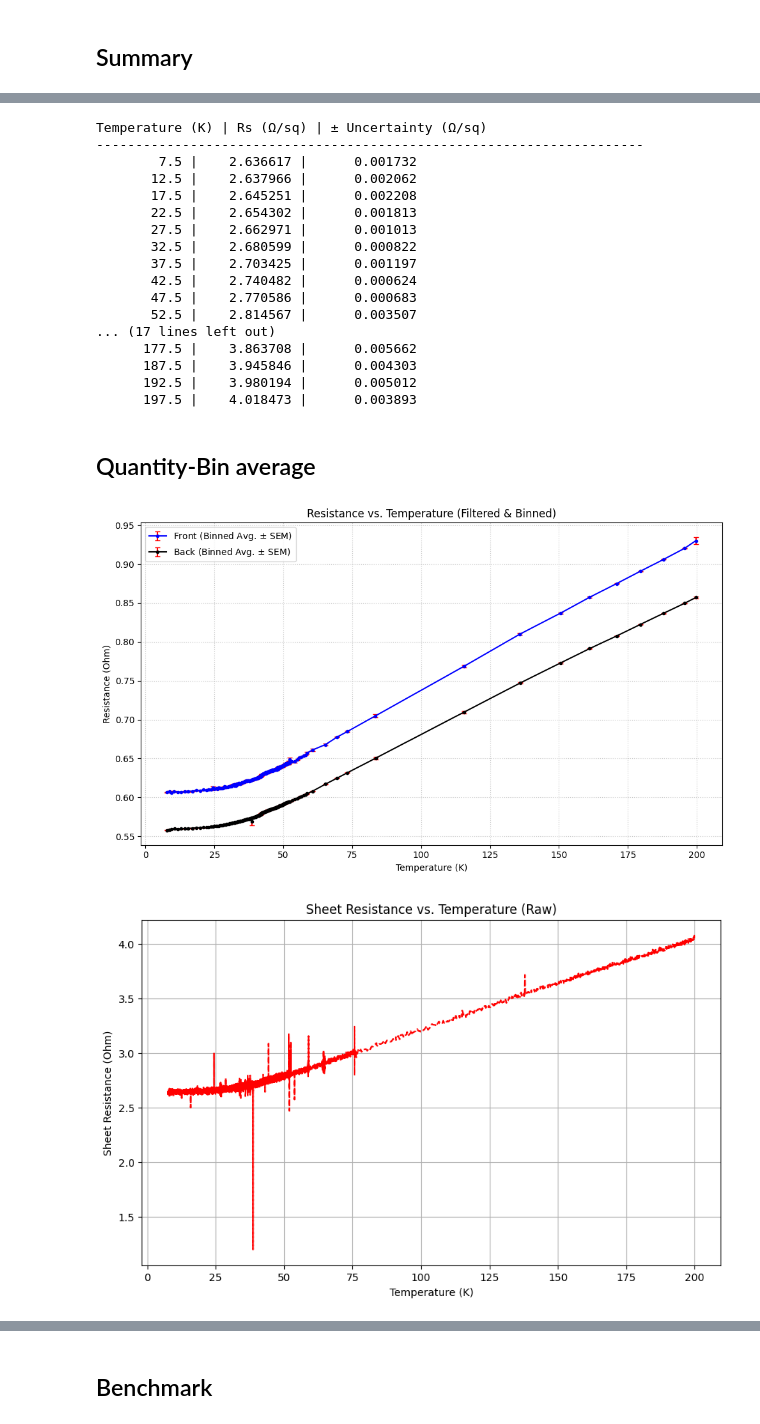
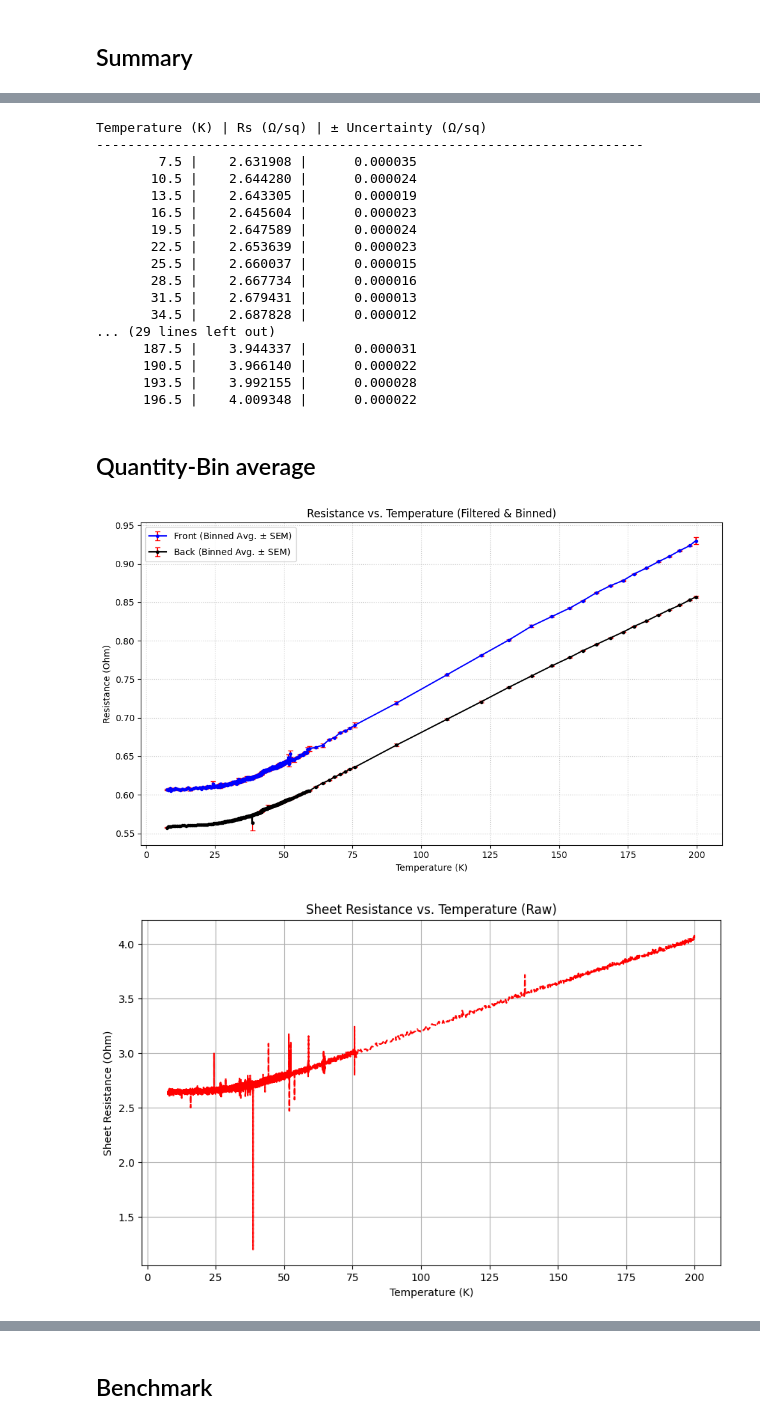
Before and after one commit to gamberoillecito/Nb-Characterization, a Jupyter notebook: R-vs-T/VdP.ipynb, the cells around one changed output, grey strips where cells are left out. Cells and saved outputs as stored; diff of their text form; code cells hidden in the pictures.

```diff
--- a/R-vs-T/VdP.ipynb
+++ b/R-vs-T/VdP.ipynb
@@ -345,25 +345,25 @@ print("Temperature (K) | Rs (Ω/sq) | ± Uncertainty (Ω/sq)")
 print("-" * 70)
 for i in range(0, Ns, 10):
     if not np.isnan(clean_Rs_mc[i]):
-        print(f"{sample_T[i]:11.1f} |    {clean_Rs_mc[i]:6.6f} | {clean_Rs_std_mc[i]:13.6f}")
+        print(f"{sample_T[i]:11.1f} |    {clean_Rs_mc[i]:6.6f} | {clean_Rs_sem_mc[i]:13.6f}")
 # %% [output]
 Temperature (K) | Rs (Ω/sq) | ± Uncertainty (Ω/sq)
 ----------------------------------------------------------------------
-        7.5 |    2.636617 |      0.001732
-       12.5 |    2.637966 |      0.002062
-       17.5 |    2.645251 |      0.002208
-       22.5 |    2.654302 |      0.001813
-       27.5 |    2.662971 |      0.001013
-       32.5 |    2.680599 |      0.000822
-       37.5 |    2.703425 |      0.001197
-       42.5 |    2.740482 |      0.000624
-       47.5 |    2.770586 |      0.000683
-       52.5 |    2.814567 |      0.003507
-... (17 lines left out)
-      177.5 |    3.863708 |      0.005662
-      187.5 |    3.945846 |      0.004303
-      192.5 |    3.980194 |      0.005012
-      197.5 |    4.018473 |      0.003893
+        7.5 |    2.631908 |      0.000035
+       10.5 |    2.644280 |      0.000024
+       13.5 |    2.643305 |      0.000019
+       16.5 |    2.645604 |      0.000023
+       19.5 |    2.647589 |      0.000024
+       22.5 |    2.653639 |      0.000023
+       25.5 |    2.660037 |      0.000015
+       28.5 |    2.667734 |      0.000016
+       31.5 |    2.679431 |      0.000013
+       34.5 |    2.687828 |      0.000012
+... (29 lines left out)
+      187.5 |    3.944337 |      0.000031
+      190.5 |    3.966140 |      0.000022
+      193.5 |    3.992155 |      0.000028
+      196.5 |    4.009348 |      0.000022
 # %% [markdown]
 ## Quantity-Bin average
 # %%
@@ -404,9 +404,9 @@ Rb = back_R[sel_mask].values
 
 
 # # ---------------------------------------------
-# Every 100 points create a bin of Rf, Rb and T
+# Every 50 points create a bin of Rf, Rb and T
 
-bin_size = 100 # Number of points per bin
+bin_size = 50 # Number of points per bin
 
 # Lists to store binned results
 binned_Tf = []
@@ -501,32 +501,32 @@ plt.title("Sheet Resistance vs. Temperature (Raw)")
 # VDP FILTERED & BINNED DATA +- MC
 clean_Rs_mc = np.zeros(len(binned_Tf))
 clean_Rs_std_mc = np.zeros(len(binned_Tf))
 clean_Rs_sem_mc = np.zeros(len(binned_Tf))
 
 for i in range(len(binned_Tf)):
     if not (np.isnan(binned_Rf[i]) or np.isnan(binned_Rb[i])):
         Rs_mean, Rs_std, Rs_sem = propagate_vdp_uncertainty_mc(
             binned_Rf[i], binned_Rf_sem[i], binned_Rb[i], binned_Rb_sem[i]
         )
         clean_Rs_mc[i] = Rs_mean
         clean_Rs_std_mc[i] = Rs_std
         clean_Rs_sem_mc[i] = Rs_sem
     else:
         clean_Rs_mc[i] = np.nan
         clean_Rs_std_mc[i] = np.nan
         clean_Rs_sem_mc[i] = np.nan
 
 binned_T_avg = (binned_Tf + binned_Tb) / 2
 
 plt.figure(figsize=(10, 6))
 plt.errorbar(binned_T_avg, clean_Rs_mc, yerr=clean_Rs_sem_mc, fmt='o-',
              capsize=5, markersize=2, linewidth=1, elinewidth=1.5,
              label='VdP Sheet Resistance (Monte Carlo)', color='blue', ecolor='red', alpha=0.8)
 plt.xlabel("Temperature (K)")
 plt.ylabel("Sheet Resistance (Ω/sq)")
 plt.title("Sheet Resistance vs. Temperature (Monte Carlo Uncertainty)")
 plt.legend()
 plt.grid(True, linestyle=':', alpha=0.7)
 # %% [output]
-[figure, old version]
+[figure, new version]
 [figure]
```
Also changed, not shown: parts of 19 cells of this notebook.
